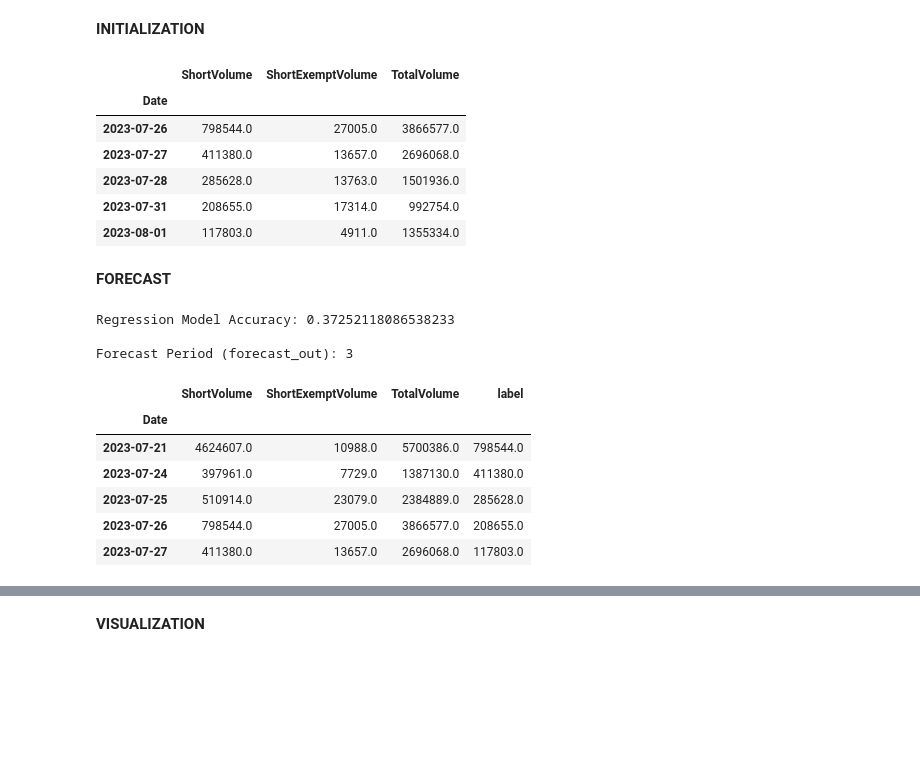
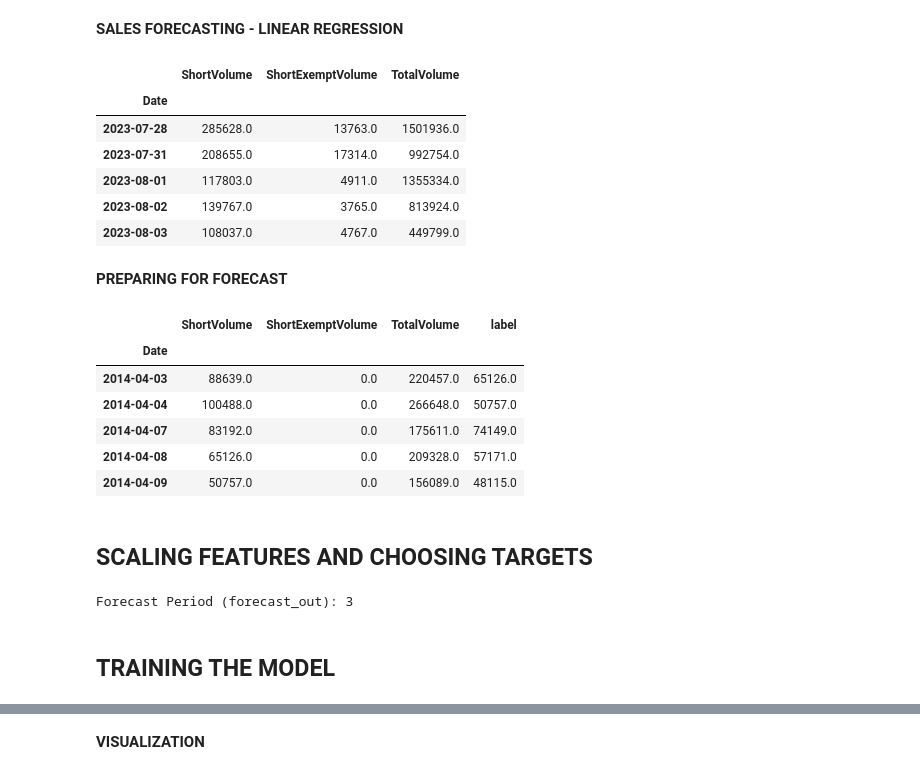
Before and after one commit to OluwoleDove/ML_class, a Jupyter notebook: Forecasting.ipynb, the cells around one changed output, grey strips where cells are left out. Cells and saved outputs as stored; diff of their text form; code cells hidden in the pictures; blank space fills up the shorter version.

```diff
--- a/Forecasting.ipynb
+++ b/Forecasting.ipynb
@@ -1,5 +1,5 @@
 # %% [markdown]
-<b><font size="30">INITIALIZATION</font></b>
+<b><font size="30">SALES FORECASTING - LINEAR REGRESSION</font></b>
 # %%
 import numpy as np
 import pandas as pd
@@ -11,49 +11,46 @@ from sklearn.model_selection import train_test_split
 import matplotlib.pyplot as plt
 
 # Fetching data using Quandl
-df = quandl.get("FINRA/FNYX_GOOGL", authtoken="knso8NxM2d6x_JtssaqB")
+df = quandl.get("FINRA/FNYX_GOOGL", authtoken="")
 df.fillna(-99999, inplace=True)  # Handling missing values (outliers) in the dataset
 df.tail()
 # %% [output]
 |  | ShortVolume | ShortExemptVolume | TotalVolume |
 | Date |  |  |  |
-| 2023-07-26 | 798544.0 | 27005.0 | 3866577.0 |
-| 2023-07-27 | 411380.0 | 13657.0 | 2696068.0 |
 | 2023-07-28 | 285628.0 | 13763.0 | 1501936.0 |
 | 2023-07-31 | 208655.0 | 17314.0 | 992754.0 |
 | 2023-08-01 | 117803.0 | 4911.0 | 1355334.0 |
+| 2023-08-02 | 139767.0 | 3765.0 | 813924.0 |
+| 2023-08-03 | 108037.0 | 4767.0 | 449799.0 |
 # %% [markdown]
-<b><font size="30">FORECAST</font></b>
+<b><font size="30">PREPARING FOR FORECAST</font></b>
 # %%
+# Forecast period and label creation
 forecast_col = 'ShortVolume'
 forecast_out = int(math.ceil(0.001 * len(df)))
 df['label'] = df[forecast_col].shift(-forecast_out)
 df.dropna(inplace=True)
-
-x = np.array(df.drop(['label'], 1))  # Features
-y = np.array(df['label'])  # Labels
-
-x = preprocessing.scale(x)
-y = np.array(df['label'])
-
-x_train, x_test, y_train, y_test = train_test_split(x, y, test_size=0.2)
-
-model = LinearRegression()
-model.fit(x_train, y_train)
-accuracy = model.score(x_test, y_test)
-
-print("Regression Model Accuracy:", accuracy)
-# Printing forecast_out
-print("\nForecast Period (forecast_out):", forecast_out)
-df.tail()
+df.head()
 # %% [output]
-Regression Model Accuracy: 0.37252118086538233
-
-Forecast Period (forecast_out): 3
 |  | ShortVolume | ShortExemptVolume | TotalVolume | label |
 | Date |  |  |  |  |
-| 2023-07-21 | 4624607.0 | 10988.0 | 5700386.0 | 798544.0 |
-| 2023-07-24 | 397961.0 | 7729.0 | 1387130.0 | 411380.0 |
-| 2023-07-25 | 510914.0 | 23079.0 | 2384889.0 | 285628.0 |
-| 2023-07-26 | 798544.0 | 27005.0 | 3866577.0 | 208655.0 |
-| 2023-07-27 | 411380.0 | 13657.0 | 2696068.0 | 117803.0 |
+| 2014-04-03 | 88639.0 | 0.0 | 220457.0 | 65126.0 |
+| 2014-04-04 | 100488.0 | 0.0 | 266648.0 | 50757.0 |
+| 2014-04-07 | 83192.0 | 0.0 | 175611.0 | 74149.0 |
+| 2014-04-08 | 65126.0 | 0.0 | 209328.0 | 57171.0 |
+| 2014-04-09 | 50757.0 | 0.0 | 156089.0 | 48115.0 |
+# %% [markdown]
+## SCALING FEATURES AND CHOOSING TARGETS
+# %%
+x = np.array(df.drop(['label'], 1))
+x = preprocessing.scale(x)
+x = x[:-forecast_out]
+
+y = np.array(df['label'])
+y = y[:-forecast_out]
+
+print("\nForecast Period (forecast_out):", forecast_out)
+# %% [output]
+Forecast Period (forecast_out): 3
+# %% [markdown]
+## TRAINING THE MODEL
```
Also changed, not shown: parts of 2 cells of this notebook.
